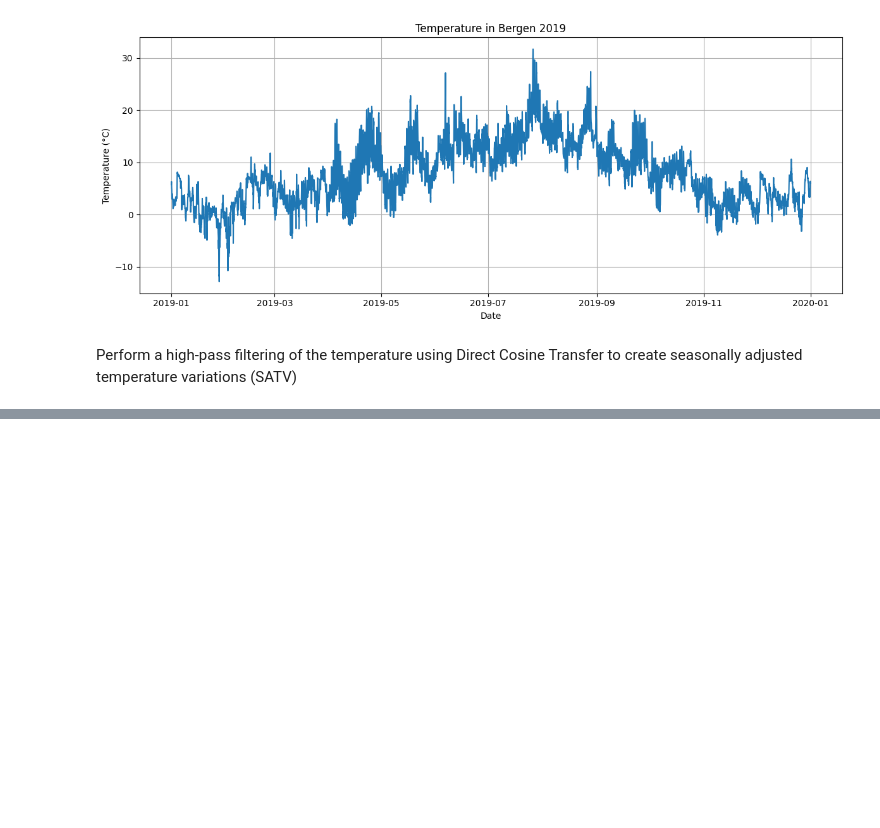
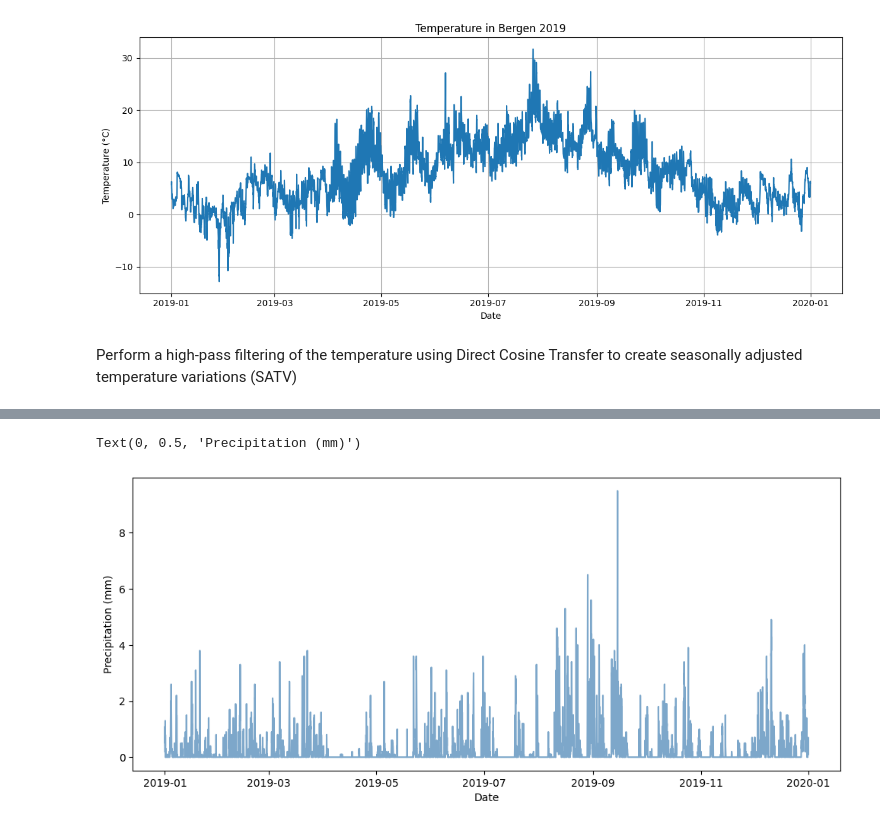
Before and after one commit to heitonn/heitonn-ind320-streamlit, a Jupyter notebook: notebooks/assignment3_notebook.ipynb, the cells around one changed output, grey strips where cells are left out. Saved outputs shown, nothing was run; the diff lists cells and outputs as text; code cells hidden in the pictures; blank space fills up the shorter version.

```diff
--- a/notebooks/assignment3_notebook.ipynb
+++ b/notebooks/assignment3_notebook.ipynb
@@ -151,3 +156,6 @@ print(f"WINTER: {hourly_dataframe.iloc[0].date}")
 SUMMER: 2019-07-02 12:00:00+00:00
 ---------------------------------
 WINTER: 2019-01-01 00:00:00+00:00
+# %%
+date = hourly_dataframe['date'].to_numpy()
+hourly_temperature_2m
@@ -335,0 +307,8 @@ Lower limit: -5.652551174163818
+# %%
+plt.figure(figsize=(12,5))
+plt.plot(date, hourly_precipitation, label="Precipitation", color="steelblue", alpha=0.7)
+plt.xlabel('Date')
+plt.ylabel('Precipitation (mm)')
+# %% [output]
+Text(0, 0.5, 'Precipitation (mm)')
+[figure, added]
```
Also changed, not shown: parts of 29 cells of this notebook, 19 other files.
